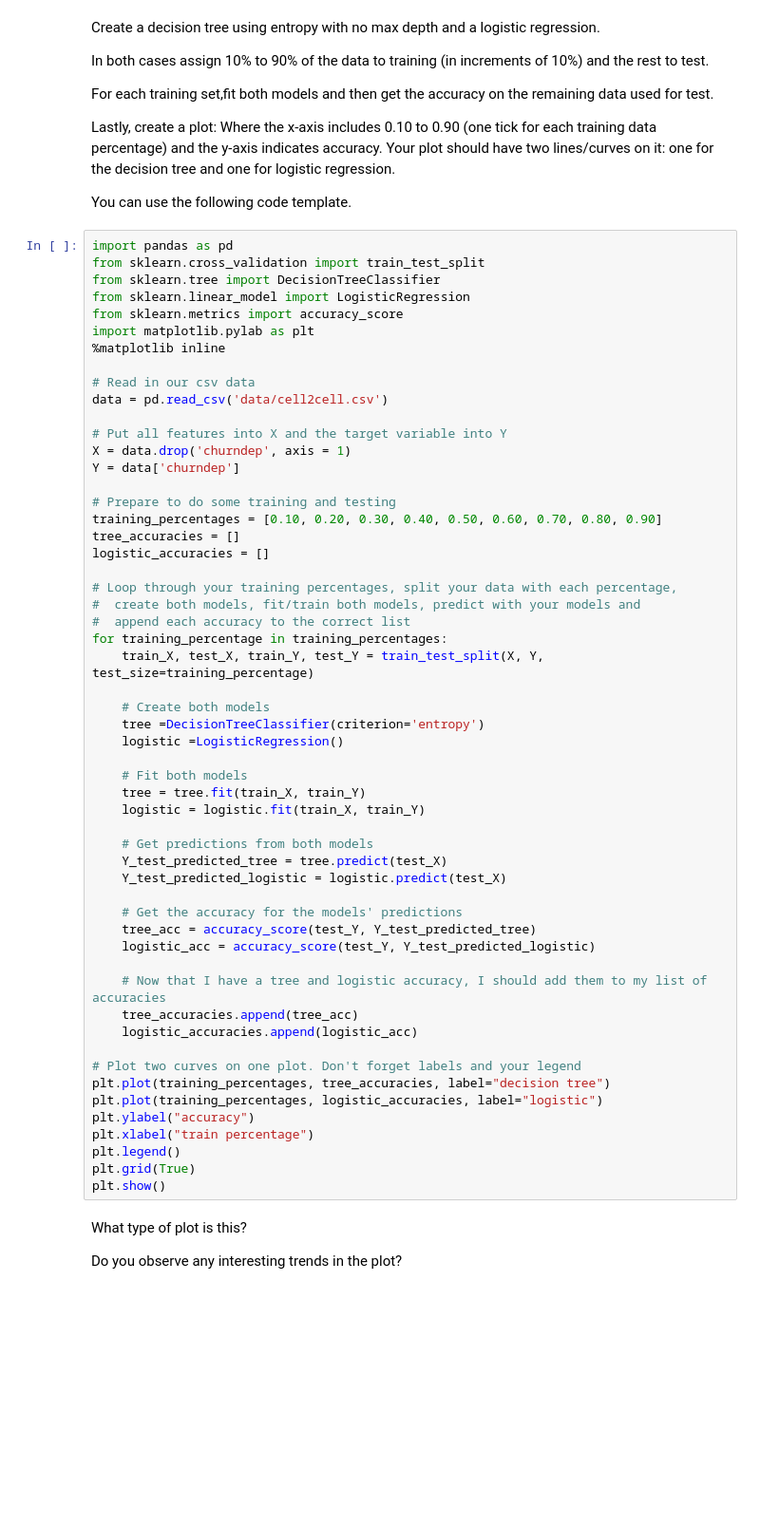
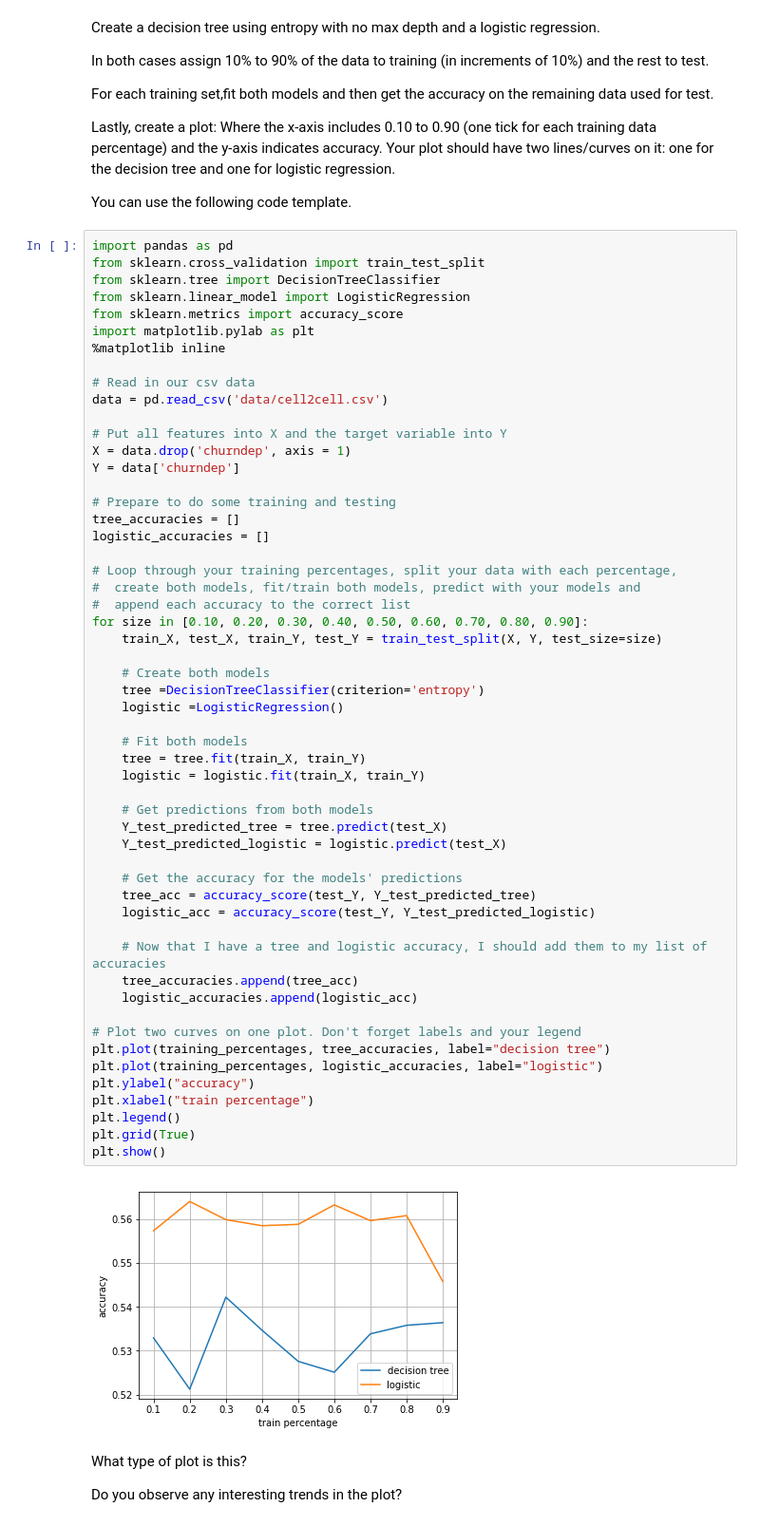
Before and after one commit to ChloeHYQ/CS-386-Artificial-Intelligence-Lab, a Jupyter notebook: assignment4-Copy1.ipynb, the cells around one changed output. Shown at 95% size. Saved outputs shown, nothing was run; the diff lists cells and outputs as text; blank space fills up the shorter version.

```diff
--- a/assignment4-Copy1.ipynb
+++ b/assignment4-Copy1.ipynb
@@ -283,44 +302,45 @@ X = data.drop('churndep', axis = 1)
 Y = data['churndep']
 
 # Prepare to do some training and testing
-training_percentages = [0.10, 0.20, 0.30, 0.40, 0.50, 0.60, 0.70, 0.80, 0.90]
 tree_accuracies = []
 logistic_accuracies = []
 
 # Loop through your training percentages, split your data with each percentage,
 #  create both models, fit/train both models, predict with your models and
 #  append each accuracy to the correct list
-for training_percentage in training_percentages:
-    train_X, test_X, train_Y, test_Y = train_test_split(X, Y, test_size=training_percentage)
+for size in [0.10, 0.20, 0.30, 0.40, 0.50, 0.60, 0.70, 0.80, 0.90]:
+    train_X, test_X, train_Y, test_Y = train_test_split(X, Y, test_size=size)
 
     # Create both models
     tree =DecisionTreeClassifier(criterion='entropy')
     logistic =LogisticRegression()
 
     # Fit both models
     tree = tree.fit(train_X, train_Y)
     logistic = logistic.fit(train_X, train_Y)
 
     # Get predictions from both models
     Y_test_predicted_tree = tree.predict(test_X)
     Y_test_predicted_logistic = logistic.predict(test_X)
 
     # Get the accuracy for the models' predictions
     tree_acc = accuracy_score(test_Y, Y_test_predicted_tree)
     logistic_acc = accuracy_score(test_Y, Y_test_predicted_logistic)
 
     # Now that I have a tree and logistic accuracy, I should add them to my list of accuracies
     tree_accuracies.append(tree_acc)
     logistic_accuracies.append(logistic_acc)
 
 # Plot two curves on one plot. Don't forget labels and your legend
 plt.plot(training_percentages, tree_accuracies, label="decision tree")
 plt.plot(training_percentages, logistic_accuracies, label="logistic")
 plt.ylabel("accuracy")
 plt.xlabel("train percentage")
 plt.legend()
 plt.grid(True)
 plt.show()
+# %% [output]
+[figure, added]
 # %% [markdown]
 What type of plot is this?
 
```
Also changed, not shown: parts of 5 cells of this notebook.
